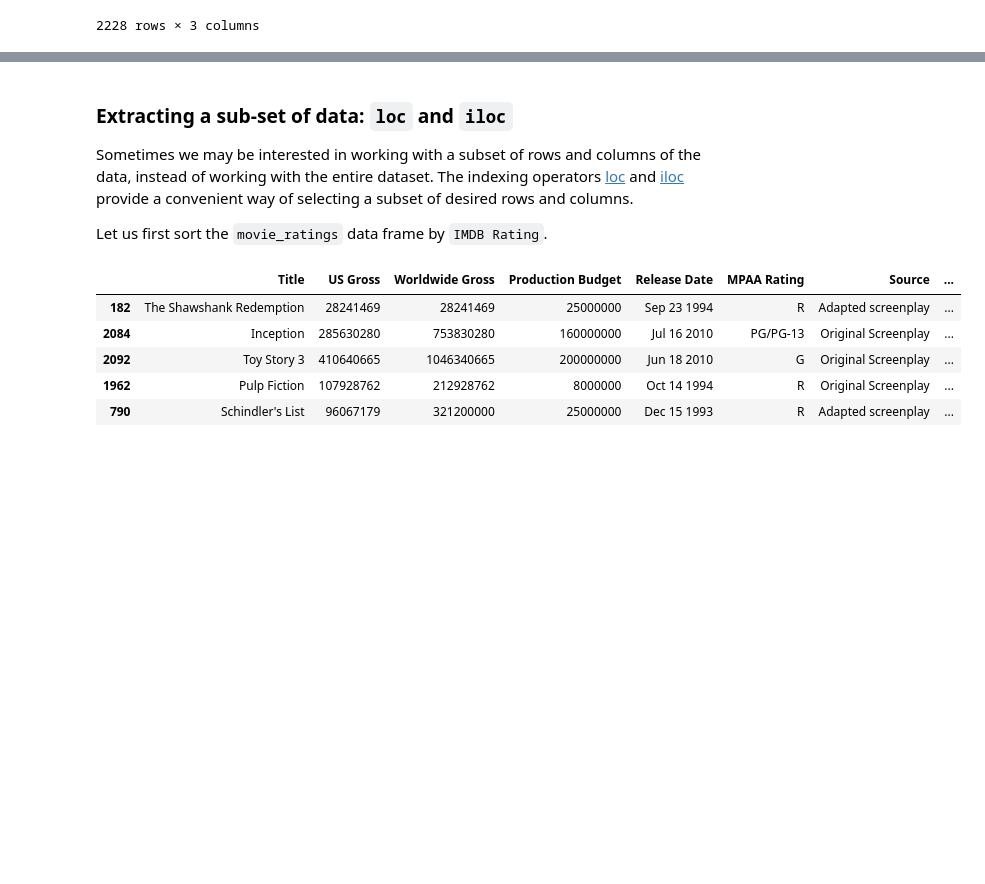
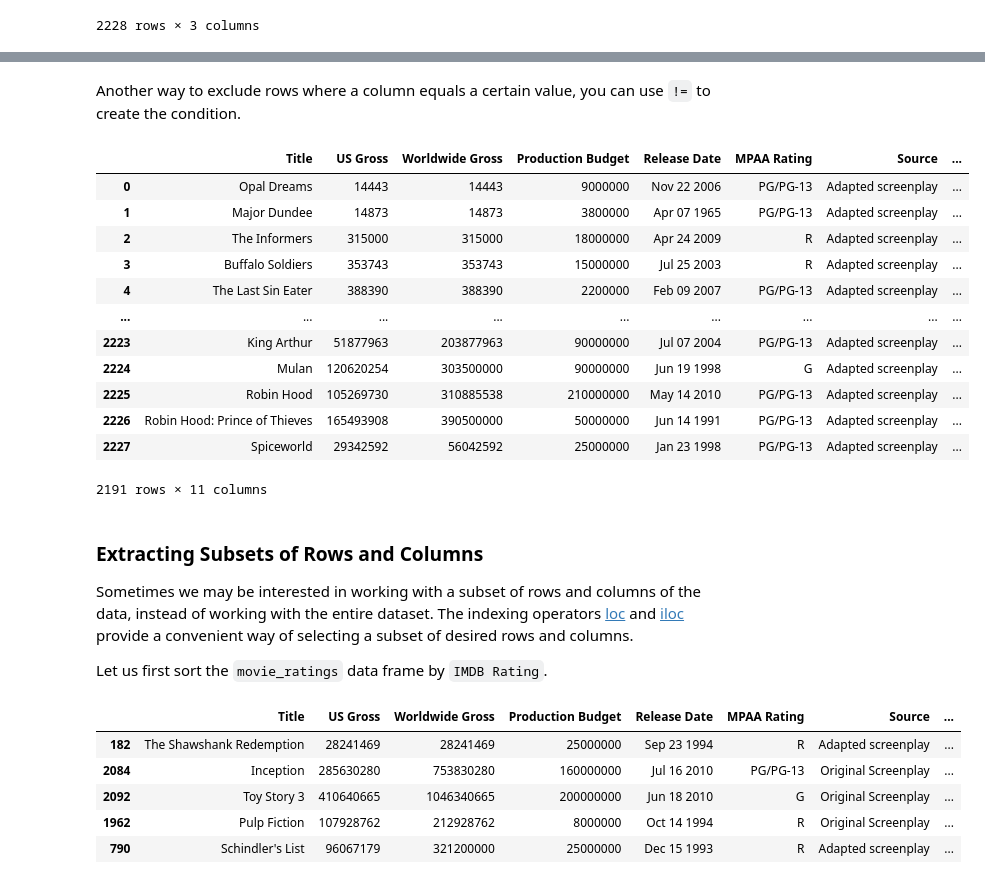
Before and after one commit to Lizhen0909/nu-stat303-1-sec20-coursebook, a Jupyter notebook: Reading data.ipynb, the cells around one changed output, grey strips where cells are left out. Cells and saved outputs as stored; diff of their text form; code cells hidden in the pictures; blank space fills up the shorter version.

```diff
--- a/Reading data.ipynb
+++ b/Reading data.ipynb
@@ -217,5 +272,24 @@ movie_ratings[['Title', 'US Gross', 'Worldwide Gross' ]]
+# %% [markdown]
+Another way to exclude rows where a column equals a certain value, you can use `!=` to create the condition.
+# %%
+# using the != operator
+movie_ratings[movie_ratings['IMDB Rating'] != 8]
+# %% [output]
+|  | Title | US Gross | Worldwide Gross | Production Budget | Release Date | MPAA Rating | Source | ... |
+| 0 | Opal Dreams | 14443 | 14443 | 9000000 | Nov 22 2006 | PG/PG-13 | Adapted screenplay | ... |
+| 1 | Major Dundee | 14873 | 14873 | 3800000 | Apr 07 1965 | PG/PG-13 | Adapted screenplay | ... |
+| 2 | The Informers | 315000 | 315000 | 18000000 | Apr 24 2009 | R | Adapted screenplay | ... |
+| 3 | Buffalo Soldiers | 353743 | 353743 | 15000000 | Jul 25 2003 | R | Adapted screenplay | ... |
+| 4 | The Last Sin Eater | 388390 | 388390 | 2200000 | Feb 09 2007 | PG/PG-13 | Adapted screenplay | ... |
+| ... | ... | ... | ... | ... | ... | ... | ... | ... |
+| 2223 | King Arthur | 51877963 | 203877963 | 90000000 | Jul 07 2004 | PG/PG-13 | Adapted screenplay | ... |
+| 2224 | Mulan | 120620254 | 303500000 | 90000000 | Jun 19 1998 | G | Adapted screenplay | ... |
+| 2225 | Robin Hood | 105269730 | 310885538 | 210000000 | May 14 2010 | PG/PG-13 | Adapted screenplay | ... |
+| 2226 | Robin Hood: Prince of Thieves | 165493908 | 390500000 | 50000000 | Jun 14 1991 | PG/PG-13 | Adapted screenplay | ... |
+| 2227 | Spiceworld | 29342592 | 56042592 | 25000000 | Jan 23 1998 | PG/PG-13 | Adapted screenplay | ... |
+2191 rows × 11 columns
 # %% [markdown]
-### Extracting a sub-set of data: `loc` and `iloc`
+### Extracting Subsets of Rows and Columns
 
 Sometimes we may be interested in working with a subset of rows and columns of the data, instead of working with the entire dataset. The indexing operators [loc](https://pandas.pydata.org/docs/reference/api/pandas.DataFrame.loc.html) and [iloc](https://pandas.pydata.org/docs/reference/api/pandas.DataFrame.iloc.html) provide a convenient way of selecting a subset of desired rows and columns.
 
```
Also changed, not shown: parts of 21 cells of this notebook, 12 other files.
